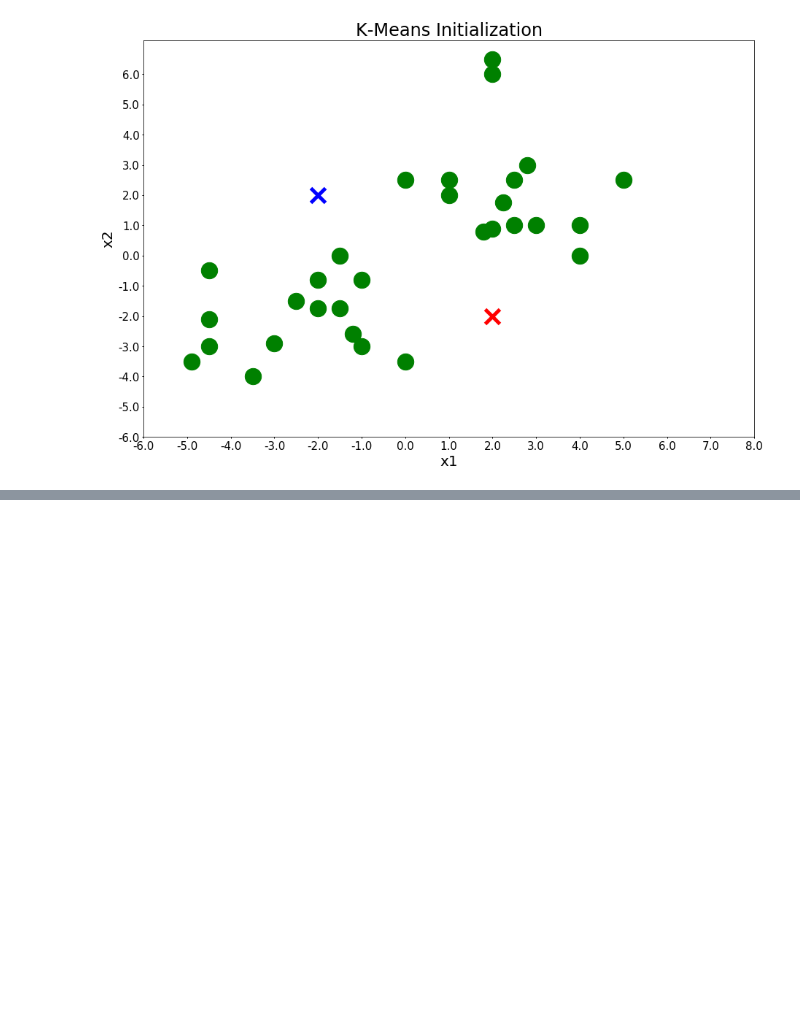
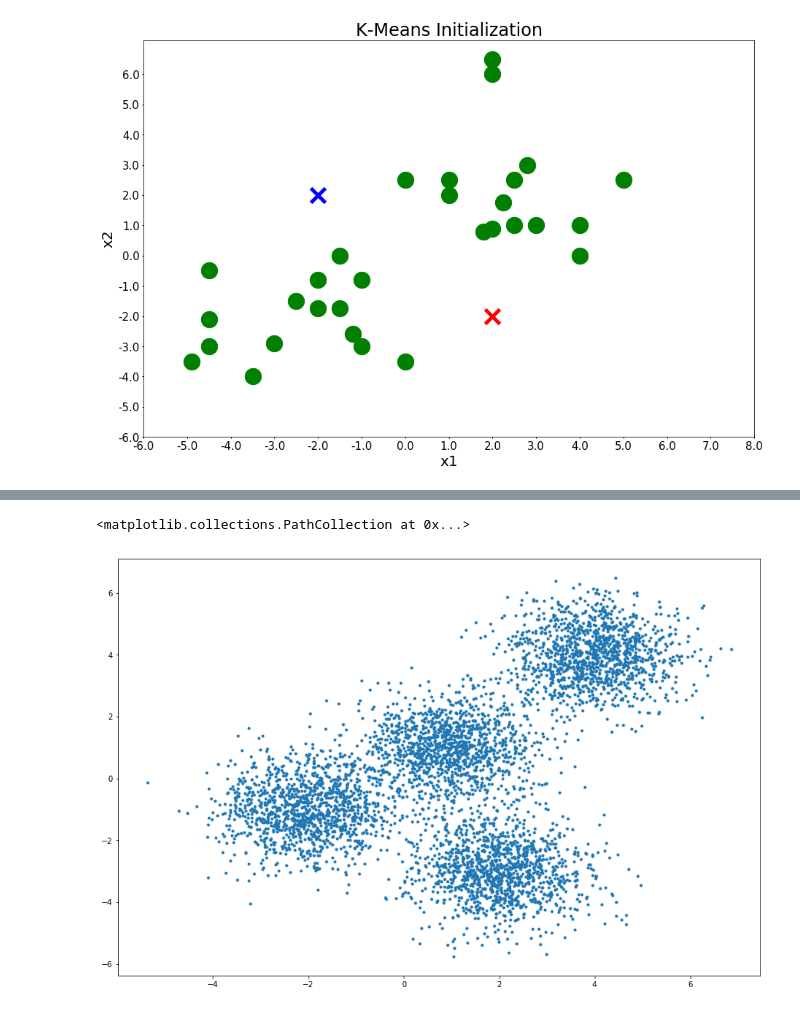
Before and after one commit to ArvindSai/Coursera-capstone-project, a Jupyter notebook: Clustering.ipynb, the cells around one changed output, grey strips where cells are left out. Saved outputs shown, nothing was run; the diff lists cells and outputs as text; code cells hidden in the pictures; blank space fills up the shorter version.

```diff
--- a/Clustering.ipynb
+++ b/Clustering.ipynb
@@ -111,0 +146,13 @@ plot_points(centroids=centers,figure_title='K-Means Initialization')
+# %%
+# set the seed to 0
+np.random.seed(0)
+
+# create random clusters of points using make_blobs class
+X, y = make_blobs(n_samples=5000, centers=[[4,4], [-2, -1], [2, -3], [1, 1]], cluster_std=0.9)
+
+# plot the randomly generated data
+plt.figure(figsize=(15,10))
+plt.scatter(X[:,0],X[:,1],marker='.')
+# %% [output]
+<matplotlib.collections.PathCollection at 0x...>
+[figure, added]
```
Also changed, not shown: parts of 8 cells of this notebook.
